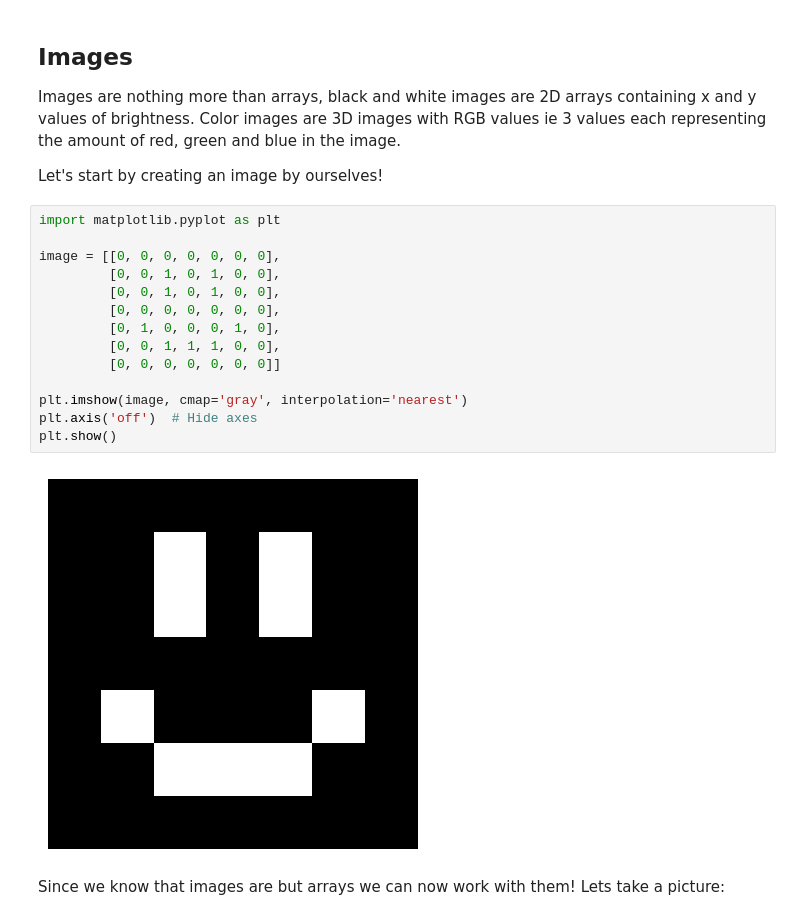
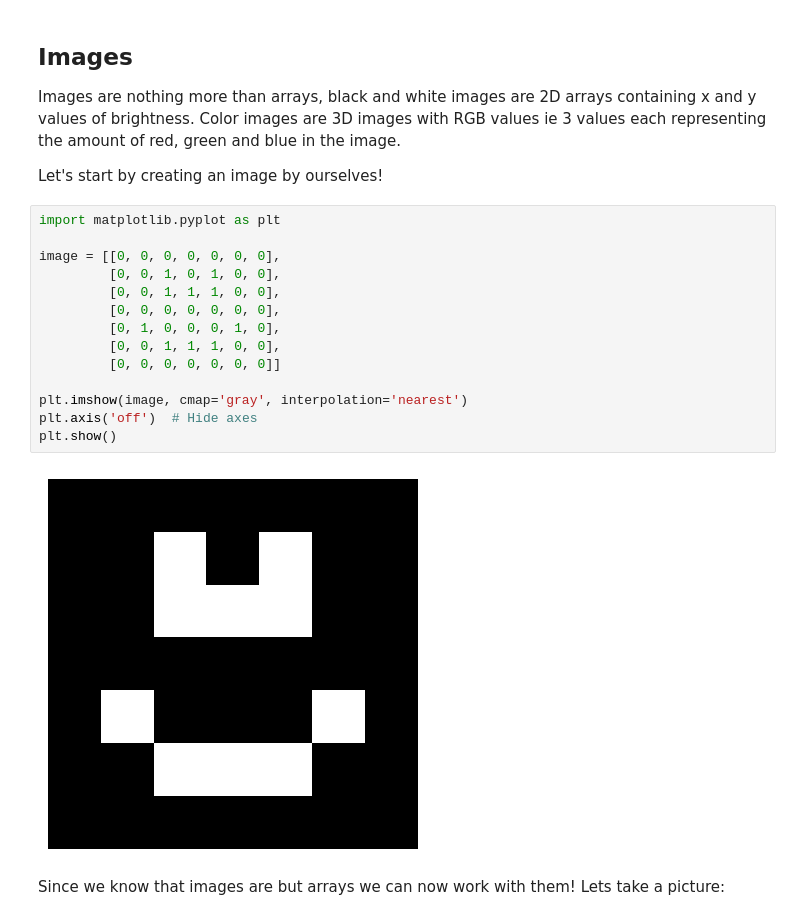
Before and after one commit to Dyymon/maturitni-informatika, a Jupyter notebook: lecture_11/convolution_neural_network.ipynb, the cells around one changed output. Saved outputs shown, nothing was run; the diff lists cells and outputs as text.

```diff
--- a/lecture_11/convolution_neural_network.ipynb
+++ b/lecture_11/convolution_neural_network.ipynb
@@ -6,19 +6,19 @@ Let's start by creating an image by ourselves!
 # %%
 import matplotlib.pyplot as plt
 
 image = [[0, 0, 0, 0, 0, 0, 0],
          [0, 0, 1, 0, 1, 0, 0],
-         [0, 0, 1, 0, 1, 0, 0],
+         [0, 0, 1, 1, 1, 0, 0],
          [0, 0, 0, 0, 0, 0, 0],
          [0, 1, 0, 0, 0, 1, 0],
          [0, 0, 1, 1, 1, 0, 0],
          [0, 0, 0, 0, 0, 0, 0]]
 
 plt.imshow(image, cmap='gray', interpolation='nearest')
 plt.axis('off')  # Hide axes
 plt.show()
 # %% [output]
-[figure, old version]
+[figure, new version]
 # %% [markdown]
 Since we know that images are but arrays we can now work with them! Lets take a picture:
 # %%
```
Also changed, not shown: parts of 20 cells of this notebook, 2 other files.
